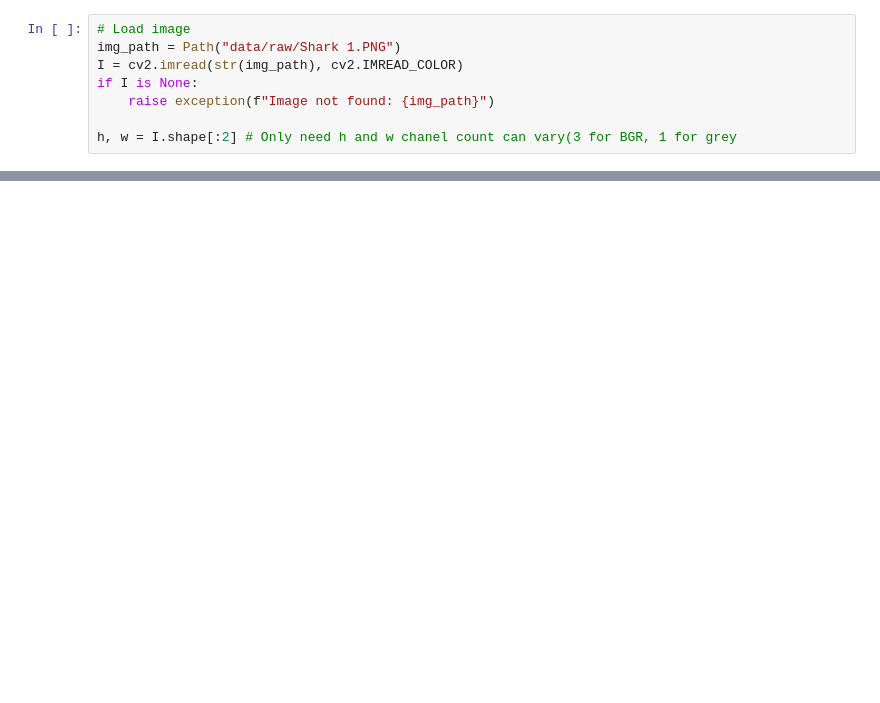
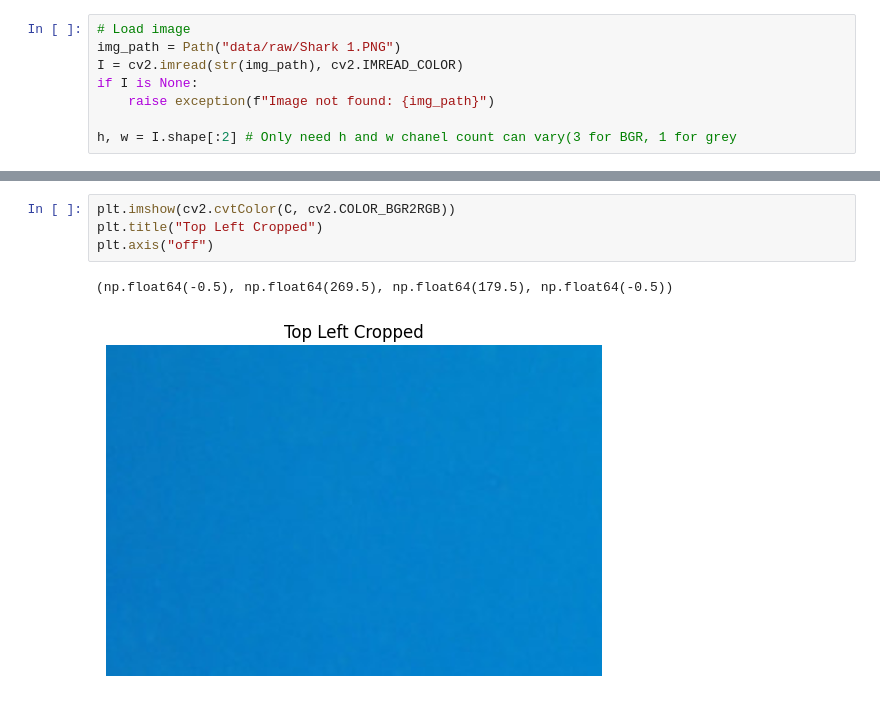
Before and after one commit to AaronTU856/image-processing-assignment-1, a Jupyter notebook: notebooks/02_step_by_step.ipynb, the cells around one changed output, grey strips where cells are left out. Drawn from its saved outputs; the diff is of its cells as text; blank space fills up the shorter version.

```diff
--- a/notebooks/02_step_by_step.ipynb
+++ b/notebooks/02_step_by_step.ipynb
@@ -38,0 +56,7 @@ plt.axis("off")
+# %%
+plt.imshow(cv2.cvtColor(C, cv2.COLOR_BGR2RGB))
+plt.title("Top Left Cropped")
+plt.axis("off")
+# %% [output]
+(np.float64(-0.5), np.float64(269.5), np.float64(179.5), np.float64(-0.5))
+[figure, added]
```
Also changed, not shown: parts of 6 cells of this notebook.
